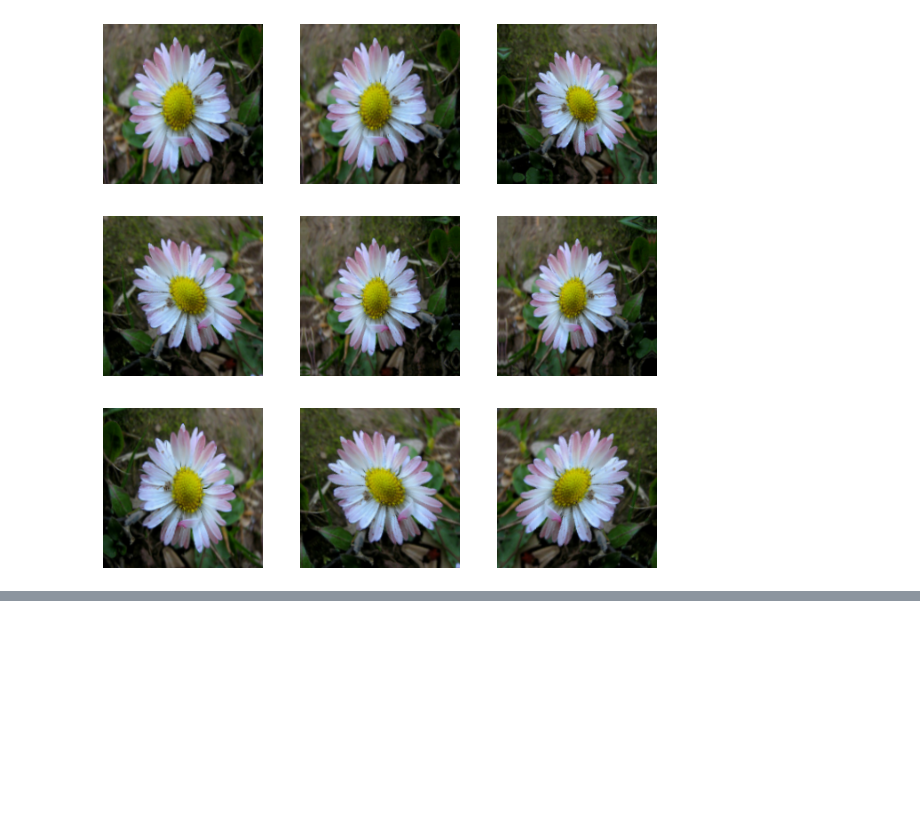
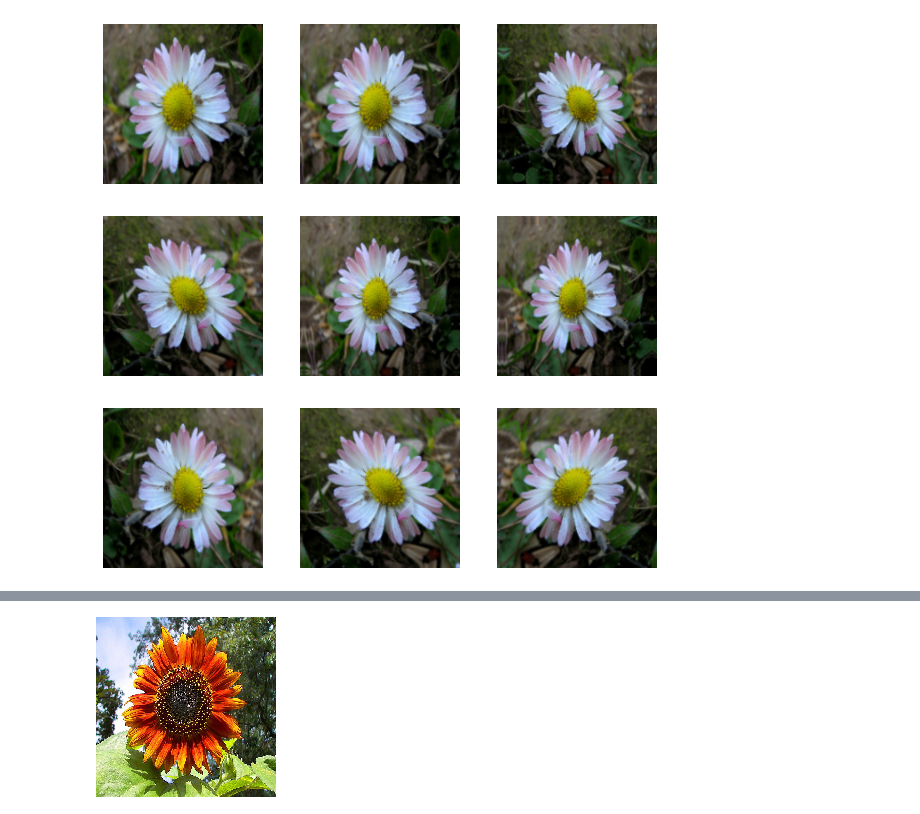
Before and after one commit to suvigyajain0101/ML_with_TensorFlow, a Jupyter notebook: ImageClassificationWithTensorFlow.ipynb, the cells around one changed output, grey strips where cells are left out. Saved outputs shown, nothing was run; the diff lists cells and outputs as text; code cells hidden in the pictures; blank space fills up the shorter version.

```diff
--- a/ImageClassificationWithTensorFlow.ipynb
+++ b/ImageClassificationWithTensorFlow.ipynb
@@ -285,0 +379,8 @@ for images, _ in train_ds.take(1):
+# %%
+sunflower_url = "https://storage.googleapis.com/download.tensorflow.org/example_images/592px-Red_sunflower.jpg"
+sunflower_path = tf.keras.utils.get_file('Red_sunflower', origin=sunflower_url)
+
+img = tf.keras.utils.load_img(
+    sunflower_path, target_size=(img_height, img_width)
+)
+img_array = tf.keras.utils.img_to_array(img)
@@ -285,0 +391,6 @@ for images, _ in train_ds.take(1):
+# %%
+# Let's see what it looks like
+
+img
+# %% [output]
+[figure, added]
```
Also changed, not shown: parts of 20 cells of this notebook.
